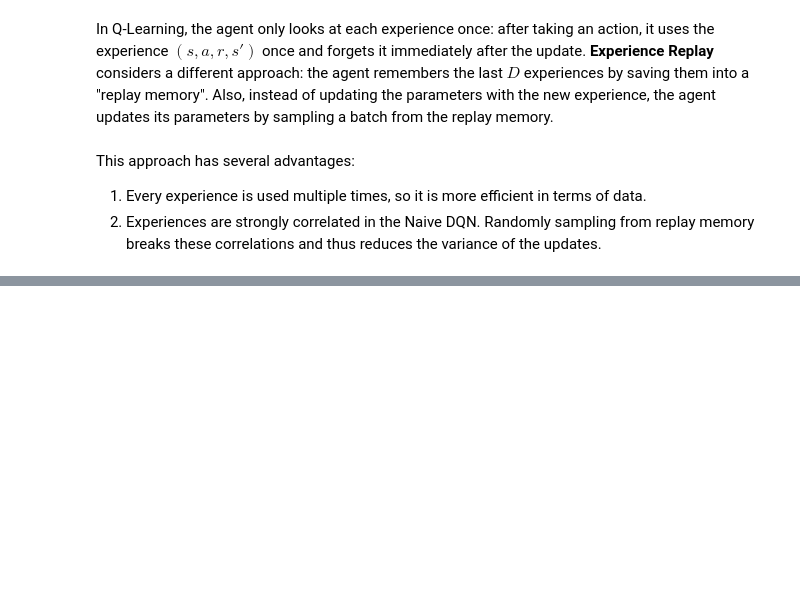
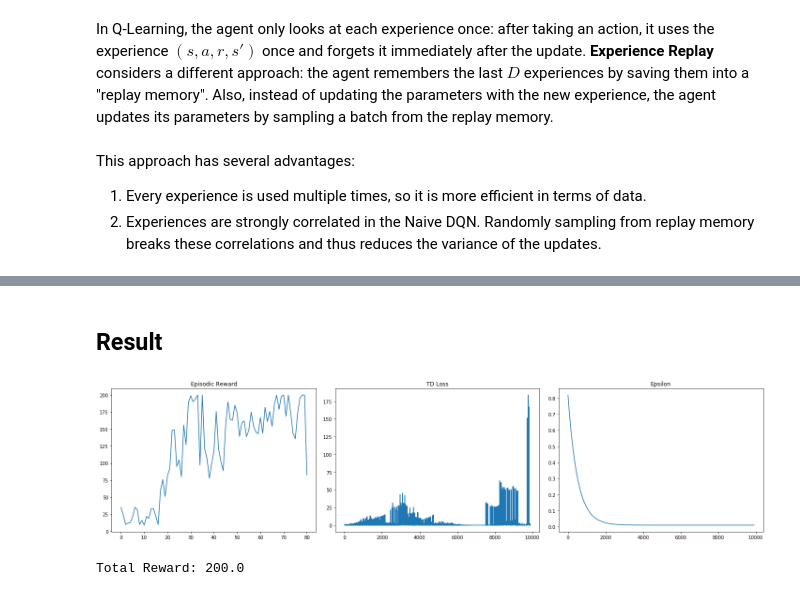
Before and after one commit to seungjaeryanlee/rainbow-ride, a Jupyter notebook: en/solutions/1_dqn/dqn.ipynb, the cells around one changed output, grey strips where cells are left out. Cells and saved outputs as stored; diff of their text form; code cells hidden in the pictures; blank space fills up the shorter version.

Commit message:
Created separate notebook for non-naive DQN
 * Implemented Experience Replay, Target Network
 * Did not implement Huber loss yet
 * Setup dqn.ipynb for presentation

```diff
--- a/en/solutions/1_dqn/dqn.ipynb
+++ b/en/solutions/1_dqn/dqn.ipynb
@@ -691,0 +257,44 @@ class CNNDQN(nn.Module):
+# %%
+def play(self, render=True):
+    done = False
+    state = self.env.reset()
+    total_reward = 0
+    while not done:
+        action = self.act(state, epsilon=0)
+        next_state, reward, done, _ = self.env.step(action)
+        if render:
+            self.env.render()
+        total_reward += reward
+        state = next_state
+
+    return total_reward
+# %%
+DQNAgent.act = act
+DQNAgent._compute_td_loss = _compute_td_loss
+DQNAgent._update_parameters = _update_parameters
+DQNAgent._plot = _plot
+DQNAgent.train = train
+DQNAgent.play = play
+# %% [markdown]
+## Result
+# %%
+def get_epsilon_schedule(start, final, decay):
+    return lambda step: final + (start - final) * np.exp(-1. * step / decay)
+
+epsilon_schedule = get_epsilon_schedule(1.0, 0.01, 500)
+# %%
+dqn = DQN(env.observation_space.shape[0], env.action_space.n)
+if USE_CUDA:
+    dqn = dqn.cuda()
+Adam = optim.Adam
+replay_buffer = ReplayBuffer(1000)
+agent = DQNAgent(env, dqn, Adam, epsilon_schedule, replay_buffer)
+# %%
+agent.train()
+# %% [output]
+[figure, added]
+# %%
+total_reward = agent.play()
+print('Total Reward: {}'.format(total_reward))
+# %% [output]
+Total Reward: 200.0
```
Also changed, not shown: parts of 136 cells of this notebook, 1 other file.
